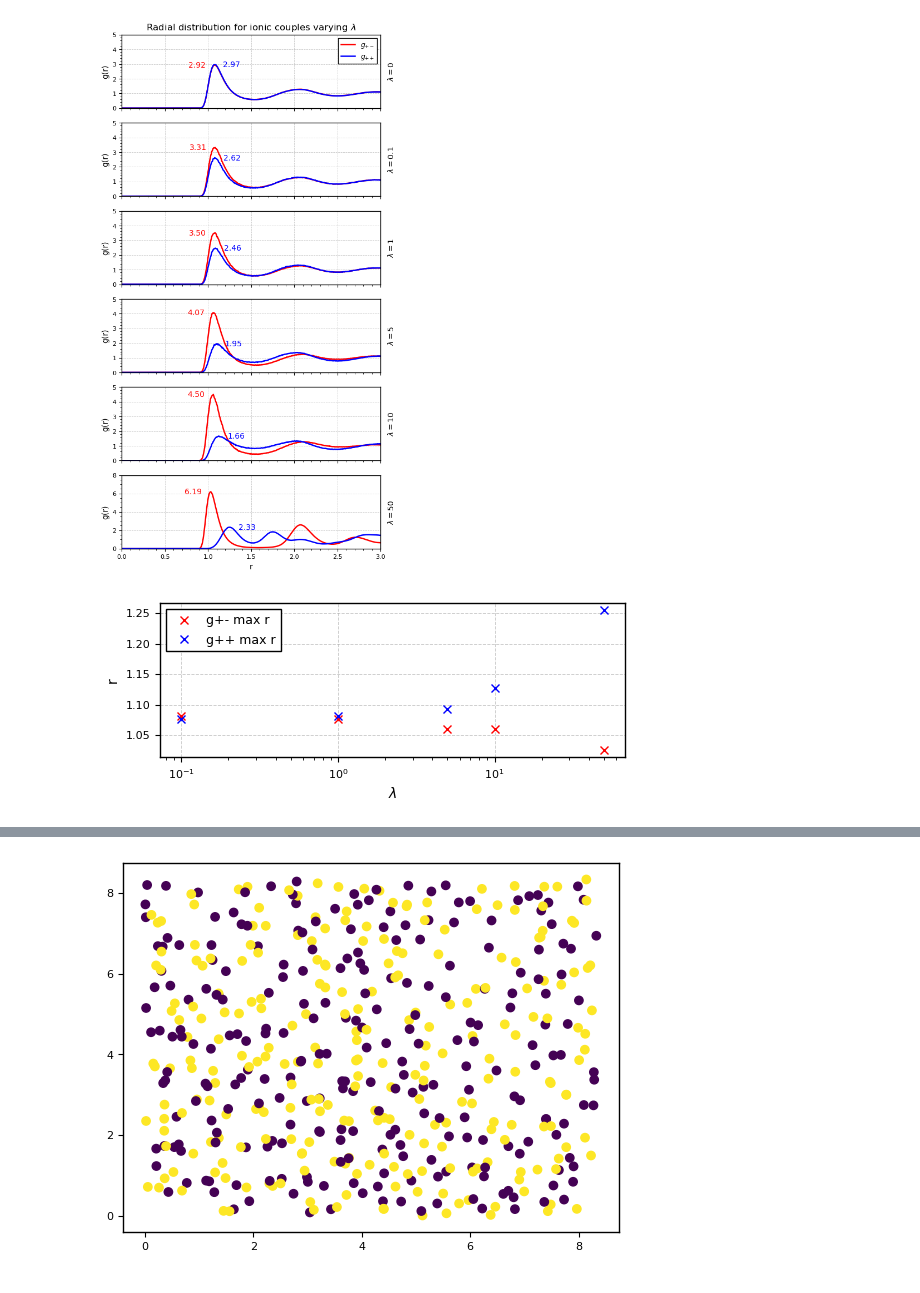
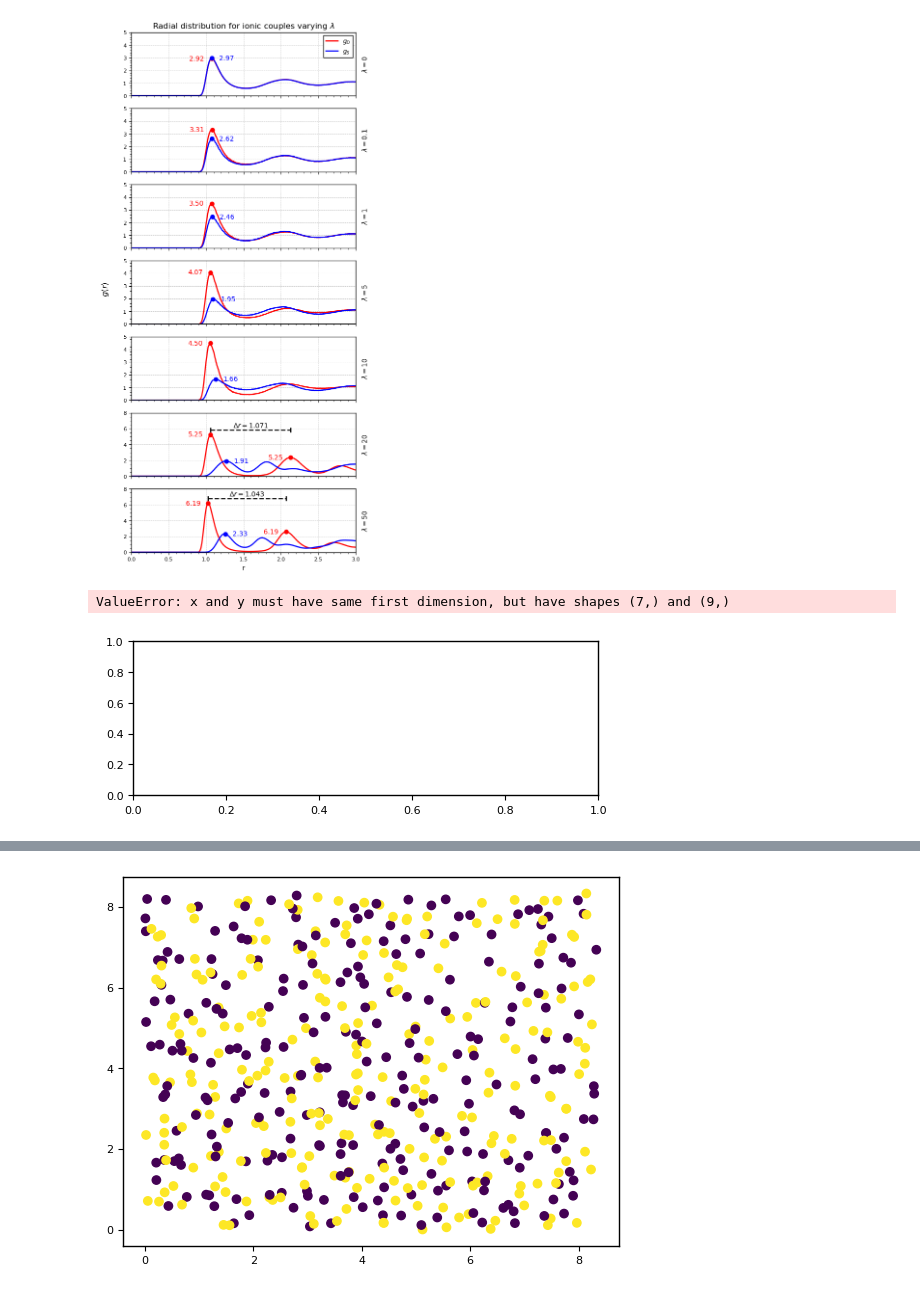
Before and after one commit to Sparisi01/montecarlo_particles_simulation, a Jupyter notebook: output/saves/Coulomb_LJ_coupling/data_analysis_LJ_Coulomb.ipynb, the cells around one changed output, grey strips where cells are left out. Saved outputs shown, nothing was run; the diff lists cells and outputs as text; code cells hidden in the pictures.

Commit message:
final git push before tutor meeting, just some plot refractorin and better styling

```diff
--- a/output/saves/Coulomb_LJ_coupling/data_analysis_LJ_Coulomb.ipynb
+++ b/output/saves/Coulomb_LJ_coupling/data_analysis_LJ_Coulomb.ipynb
@@ -53,8 +53,8 @@ max_g_differ_array = []
 max_r_same_array = []
 max_g_same_array = []
 
-# 40%, 43%, 43%, 0.42%, 0.41%, 60% 48%,
-lamb = [0, 0.1, 1,5,10,50]
+# 40%, 43%, 43%, 0.42%, 0.41%, 66%, 48%
+lamb = [0, 0.1, 1,5,10,20,50]
 n_lamb = np.size(lamb)
 
 x = np.linspace(0.1,4,10000)
@@ -70,7 +70,7 @@ for i in range(0,n_lamb):
     y_2 = pot_pos(x,l)
 
     data_differ = np.loadtxt(f"./lambda{l}/radial_distribution_differ.csv", delimiter=";")
-    axes[i].plot(data_differ[:,0], data_differ[:,1],c="red", label=r"$g_{+-}$")
+    axes[i].plot(data_differ[:,0], data_differ[:,1],c="red", label=r"$g_D$")
 
     idx = np.argmax(data_differ[:, 1])
     row_max = data_differ[idx]
@@ -81,7 +81,7 @@ for i in range(0,n_lamb):
     max_g_differ_array.append(y_max_diff)
 
     data_same = np.loadtxt(f"./lambda{l}/radial_distribution_equal.csv", delimiter=";")
-    axes[i].plot(data_same[:,0], data_same[:,1],c="blue", label =r"$g_{++}$")
+    axes[i].plot(data_same[:,0], data_same[:,1],c="blue", label =r"$g_S$")
 
     idx = np.argmax(data_same[:, 1])
     row_max = data_same[idx]
@@ -114,36 +114,82 @@ for i in range(0,n_lamb):
         rf'$\lambda = {l}$',
         transform=axes[i].transAxes,
         rotation=90,
         va='center',
         ha='left'
     )
 
     axes[i].set_xlim([0,3])
     axes[i].set_ylim([0,5])
 
     if i != n_lamb-1:
         axes[i].tick_params(axis='x', labelbottom=False)
 
     if i == n_lamb-1:
         axes[i].set_xlabel("r")
 
-    if l == 50:
+    if l >= 20 :
         axes[i].set_ylim([0,8])
+
+        # For last two plot the second maximum
+        idx = np.argmax(data_differ[176:, 1]) + 176
+        row_max = data_differ[idx]
+
+        x_max_diff2 = data_differ[idx, 0]
+        y_max_diff2 = data_differ[idx, 1]
+
+        axes[i].text(
+            x_max_diff2 - 0.3, y_max_diff2,
+            f'{y_max_diff:.2f}',
+            va='center',
+            ha='left',
+            color="red"
+        )
+        axes[i].plot(x_max_diff2, y_max_diff2, "o",color="red")
+
+        delta_x = x_max_diff2 - x_max_diff
+
+        y_line = max(y_max_diff, y_max_diff2) + 0.6
+
+        axes[i].hlines(
+            y=y_line,
+            xmin=x_max_diff,
+            xmax=x_max_diff2,
+            colors='black',
+            linestyles='--'
+        )
+
+        axes[i].text(
+            (x_max_diff + x_max_diff2) / 2,
+            y_line + 0.1,
+            rf'$\Delta r = {delta_x:.3f}$',
+            ha='center',
+            va='bottom'
+        )
+
+        cap_height = 0.3
+        axes[i].vlines(
+            x=[x_max_diff, x_max_diff2],
+            ymin=y_line - cap_height,
+            ymax=y_line + cap_height,
+            colors='black'
+        )
+
     if l == 100:
         axes[i].set_ylim([0,10])
 
     if i == 0:
         axes[i].legend(loc='upper right')
 
     axes[i].xaxis.minorticks_on()
     axes[i].yaxis.minorticks_on()
 
-    axes[i].set_ylabel("g(r)")
+    #axes[i].set_ylabel("g(r)")
     axes[i].grid()
 
+fig.supylabel(r"$g(r)$") # ylabel in common
 plt.show()
 # %% [output]
-[figure, old version]
+[figure, new version]
 # %%
 fig = plt.figure(figsize=(6,2))
 
@@ -157,7 +203,8 @@ plt.ylabel("r")
 plt.legend()
 plt.show()
 # %% [output]
+ValueError: x and y must have same first dimension, but have shapes (7,) and (9,)
-[figure, old version]
+[figure, new version]
 # %%
 fig, axes = plt.subplots(n_lamb, 1, figsize=(6, 2*n_lamb))
 fig.subplots_adjust(hspace=0.1)
```
Also changed, not shown: parts of 1 cell of this notebook, 15 other files.
